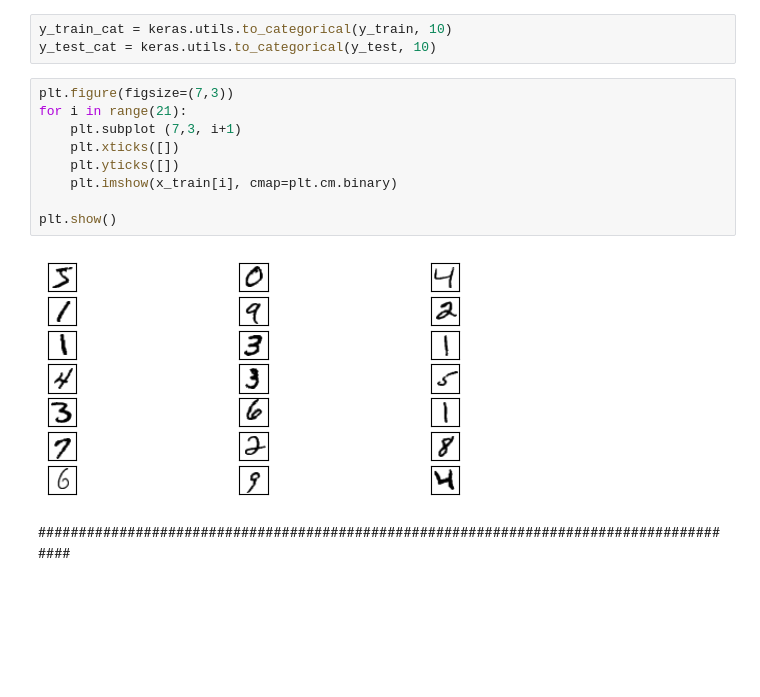
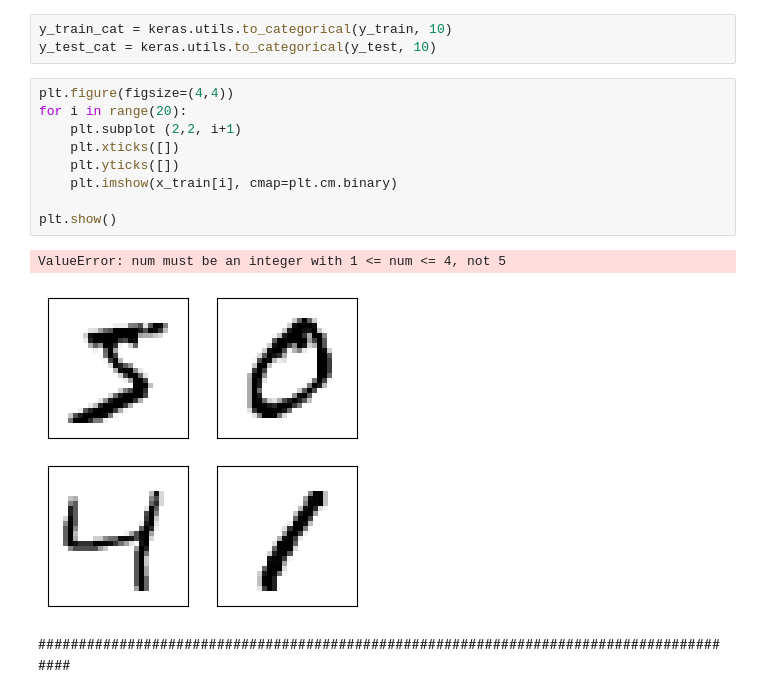
Before and after one commit to Bai-ell/DataScienceAndMachineLearningLessons, a Jupyter notebook: selfedu_lessons/cerasss/2_lesson.ipynb, the cells around one changed output. Drawn from its saved outputs; the diff is of its cells as text; blank space fills up the shorter version.

```diff
--- a/selfedu_lessons/cerasss/2_lesson.ipynb
+++ b/selfedu_lessons/cerasss/2_lesson.ipynb
@@ -13,16 +13,17 @@ x_test = x_test/ 255
 y_train_cat = keras.utils.to_categorical(y_train, 10)
 y_test_cat = keras.utils.to_categorical(y_test, 10)
 # %%
-plt.figure(figsize=(7,3))
-for i in range(21):
-    plt.subplot (7,3, i+1)
+plt.figure(figsize=(4,4))
+for i in range(20):
+    plt.subplot (2,2, i+1)
     plt.xticks([])
     plt.yticks([])
     plt.imshow(x_train[i], cmap=plt.cm.binary)
 
 plt.show()
 # %% [output]
+ValueError: num must be an integer with 1 <= num <= 4, not 5
-[figure, old version]
+[figure, new version]
 # %% [markdown]
 ########################################################################################
 # %%
```
Also changed, not shown: parts of 9 cells of this notebook, 1 other file.
